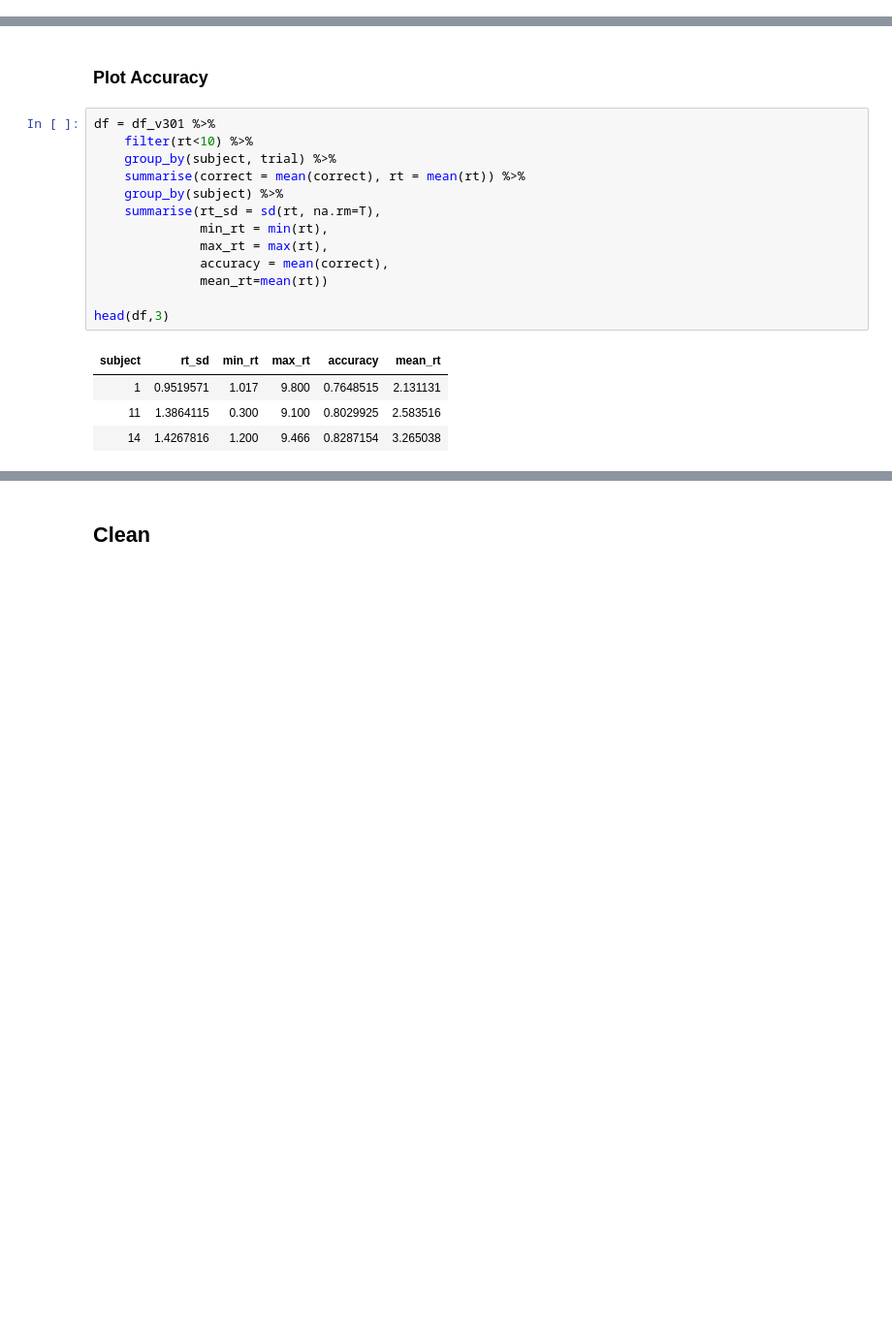
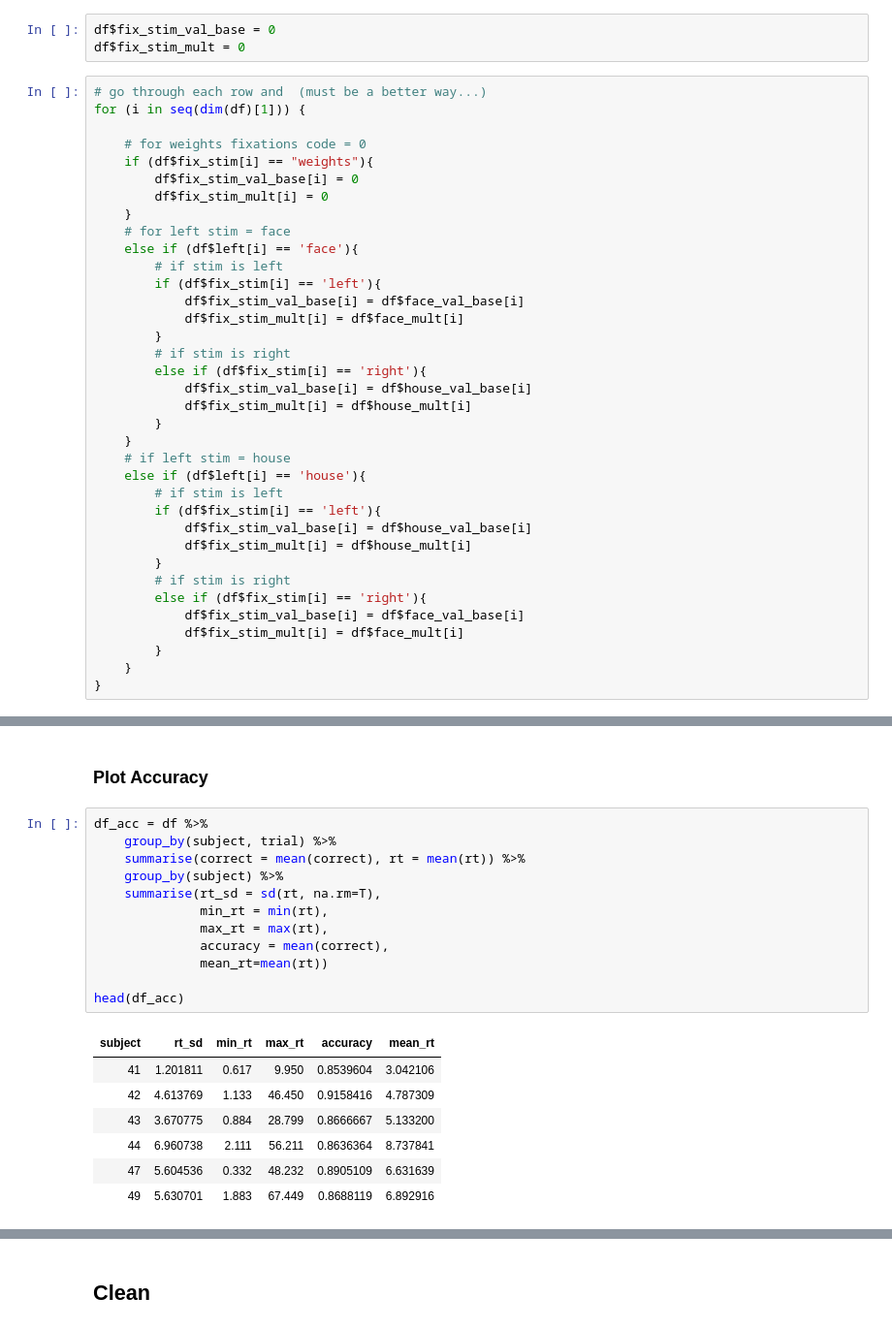
Before and after one commit to danieljwilson/MADE, a Jupyter notebook: 3_experiment/3_3_data_analysis/R/ma_clean_data.ipynb, the cells around one changed output, grey strips where cells are left out. Shown at 97% size. Drawn from its saved outputs; the diff is of its cells as text; blank space fills up the shorter version.

```diff
--- a/3_experiment/3_3_data_analysis/R/ma_clean_data.ipynb
+++ b/3_experiment/3_3_data_analysis/R/ma_clean_data.ipynb
@@ -64,0 +169,39 @@ head(df_v301, 3)
+# %%
+df$fix_stim_val_base = 0
+df$fix_stim_mult = 0
+# %%
+# go through each row and  (must be a better way...)
+for (i in seq(dim(df)[1])) {
+
+    # for weights fixations code = 0
+    if (df$fix_stim[i] == "weights"){
+        df$fix_stim_val_base[i] = 0
+        df$fix_stim_mult[i] = 0
+    }
+    # for left stim = face
+    else if (df$left[i] == 'face'){
+        # if stim is left
+        if (df$fix_stim[i] == 'left'){
+            df$fix_stim_val_base[i] = df$face_val_base[i]
+            df$fix_stim_mult[i] = df$face_mult[i]
+        }
+        # if stim is right
+        else if (df$fix_stim[i] == 'right'){
+            df$fix_stim_val_base[i] = df$house_val_base[i]
+            df$fix_stim_mult[i] = df$house_mult[i]
+        }
+    }
+    # if left stim = house
+    else if (df$left[i] == 'house'){
+        # if stim is left
+        if (df$fix_stim[i] == 'left'){
+            df$fix_stim_val_base[i] = df$house_val_base[i]
+            df$fix_stim_mult[i] = df$house_mult[i]
+        }
+        # if stim is right
+        else if (df$fix_stim[i] == 'right'){
+            df$fix_stim_val_base[i] = df$face_val_base[i]
+            df$fix_stim_mult[i] = df$face_mult[i]
+        }
+    }
+}
@@ -94,23 +263,25 @@ p + facet_grid(rows = vars(subject)) +
 # %% [markdown]
 ### Plot Accuracy
 # %%
-df = df_v301 %>%
-    filter(rt<10) %>%
+df_acc = df %>%
     group_by(subject, trial) %>%
     summarise(correct = mean(correct), rt = mean(rt)) %>%
     group_by(subject) %>%
     summarise(rt_sd = sd(rt, na.rm=T),
               min_rt = min(rt),
               max_rt = max(rt),
               accuracy = mean(correct),
               mean_rt=mean(rt))
 
-head(df,3)
+head(df_acc)
 # %% [output]
 | subject | rt_sd | min_rt | max_rt | accuracy | mean_rt |
-| 1 | 0.9519571 | 1.017 | 9.800 | 0.7648515 | 2.131131 |
-| 11 | 1.3864115 | 0.300 | 9.100 | 0.8029925 | 2.583516 |
-| 14 | 1.4267816 | 1.200 | 9.466 | 0.8287154 | 3.265038 |
+| 41 | 1.201811 | 0.617 | 9.950 | 0.8539604 | 3.042106 |
+| 42 | 4.613769 | 1.133 | 46.450 | 0.9158416 | 4.787309 |
+| 43 | 3.670775 | 0.884 | 28.799 | 0.8666667 | 5.133200 |
+| 44 | 6.960738 | 2.111 | 56.211 | 0.8636364 | 8.737841 |
+| 47 | 5.604536 | 0.332 | 48.232 | 0.8905109 | 6.631639 |
+| 49 | 5.630701 | 1.883 | 67.449 | 0.8688119 | 6.892916 |
 # %%
 # set plot size
 options(repr.plot.width=4, repr.plot.height=3)
```
Also changed, not shown: parts of 48 cells of this notebook, 26 other files.
